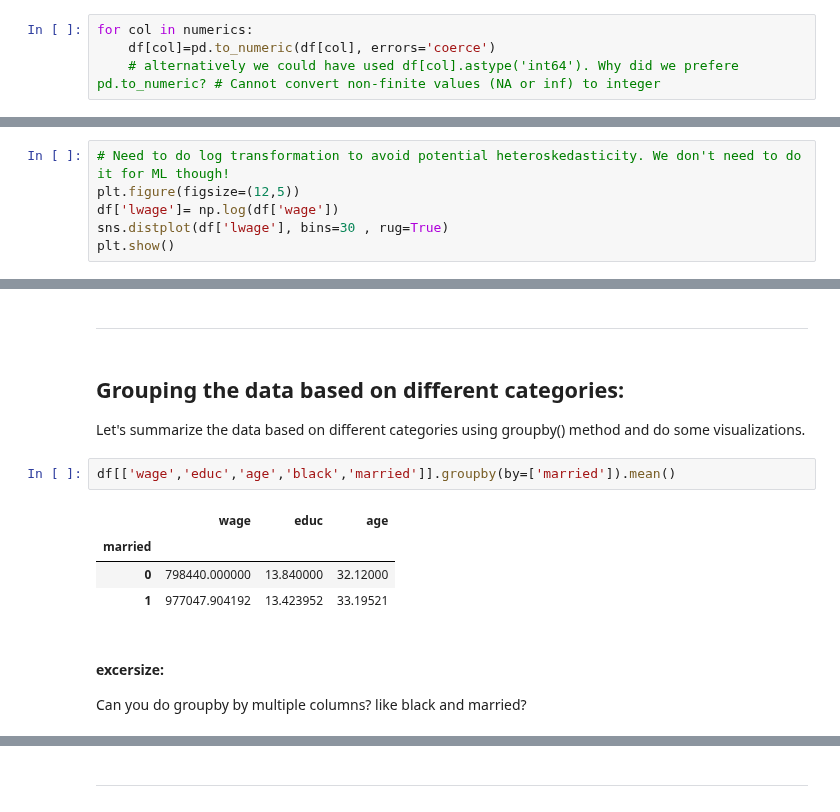
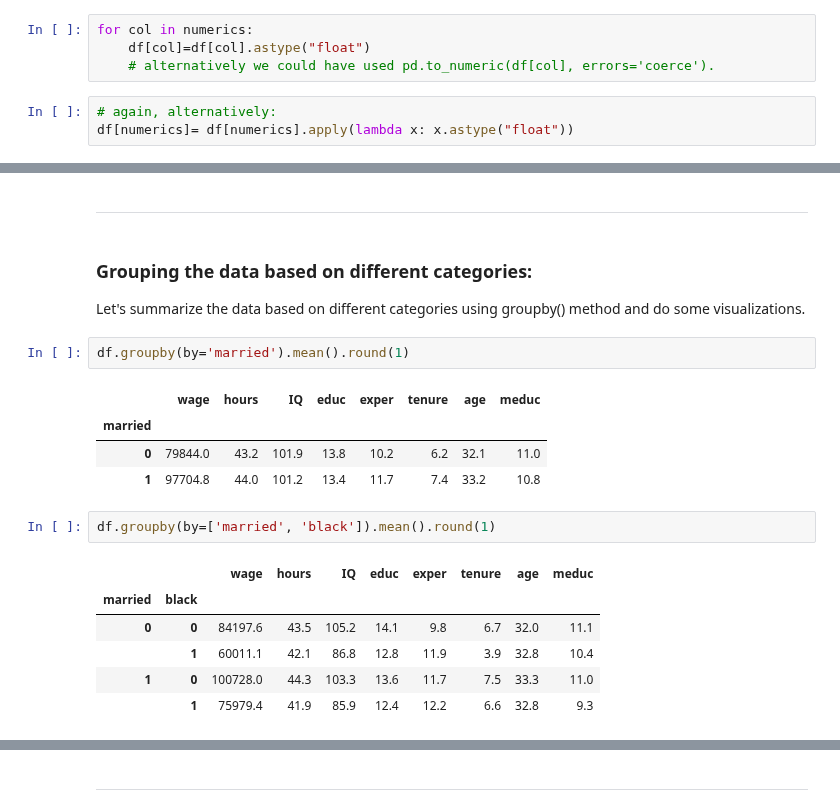
Before and after one commit to PJalgotrader/platforms-and-tools, a Jupyter notebook: Python_Crash_course_2020/automated EDA/EDA_Wage.ipynb, the cells around one changed output, grey strips where cells are left out. Drawn from its saved outputs; the diff is of its cells as text.

```diff
--- a/Python_Crash_course_2020/automated EDA/EDA_Wage.ipynb
+++ b/Python_Crash_course_2020/automated EDA/EDA_Wage.ipynb
@@ -164,10 +165,13 @@ Data columns (total 11 columns):
  10  feduc    741 non-null    float64
 dtypes: category(2), float64(3), int64(6)
 memory usage: 67.9 KB
-# %%
-for col in numerics:
-    df[col]=pd.to_numeric(df[col], errors='coerce')
-    # alternatively we could have used df[col].astype('int64'). Why did we prefere pd.to_numeric? # Cannot convert non-finite values (NA or inf) to integer
+# %%
+for col in numerics:
+    df[col]=df[col].astype("float")
+    # alternatively we could have used pd.to_numeric(df[col], errors='coerce').
+# %%
+# again, alternatively:
+df[numerics]= df[numerics].apply(lambda x: x.astype("float"))
 # %%
 df.info()
 # %% [output]
@@ -305,6 +304,0 @@ plt.show()
-# %%
-# Need to do log transformation to avoid potential heteroskedasticity. We don't need to do it for ML though!
-plt.figure(figsize=(12,5))
-df['lwage']= np.log(df['wage'])
-sns.distplot(df['lwage'], bins=30 , rug=True)
-plt.show()
@@ -336,16 +334,22 @@ Try to plot the same pairplot for different categories of married vs non-married
 # %% [markdown]
 ---
 # %% [markdown]
-## Grouping the data based on different categories:
+### Grouping the data based on different categories:
 
 Let's summarize the data based on different categories using groupby() method and do some visualizations.
 # %%
-df[['wage','educ','age','black','married']].groupby(by=['married']).mean()
+df.groupby(by='married').mean().round(1)
 # %% [output]
-|  | wage | educ | age |
-| married |  |  |  |
-| 0 | 798440.000000 | 13.840000 | 32.12000 |
-| 1 | 977047.904192 | 13.423952 | 33.19521 |
+|  | wage | hours | IQ | educ | exper | tenure | age | meduc |
+| married |  |  |  |  |  |  |  |  |
+| 0 | 79844.0 | 43.2 | 101.9 | 13.8 | 10.2 | 6.2 | 32.1 | 11.0 |
+| 1 | 97704.8 | 44.0 | 101.2 | 13.4 | 11.7 | 7.4 | 33.2 | 10.8 |
-# %% [markdown]
-#### excersize:
-Can you do groupby by multiple columns? like black and married?
+# %%
+df.groupby(by=['married', 'black']).mean().round(1)
+# %% [output]
+|  |  | wage | hours | IQ | educ | exper | tenure | age | meduc |
+| married | black |  |  |  |  |  |  |  |  |
+| 0 | 0 | 84197.6 | 43.5 | 105.2 | 14.1 | 9.8 | 6.7 | 32.0 | 11.1 |
+|  | 1 | 60011.1 | 42.1 | 86.8 | 12.8 | 11.9 | 3.9 | 32.8 | 10.4 |
+| 1 | 0 | 100728.0 | 44.3 | 103.3 | 13.6 | 11.7 | 7.5 | 33.3 | 11.0 |
+|  | 1 | 75979.4 | 41.9 | 85.9 | 12.4 | 12.2 | 6.6 | 32.8 | 9.3 |
```
Also changed, not shown: parts of 45 cells of this notebook.
